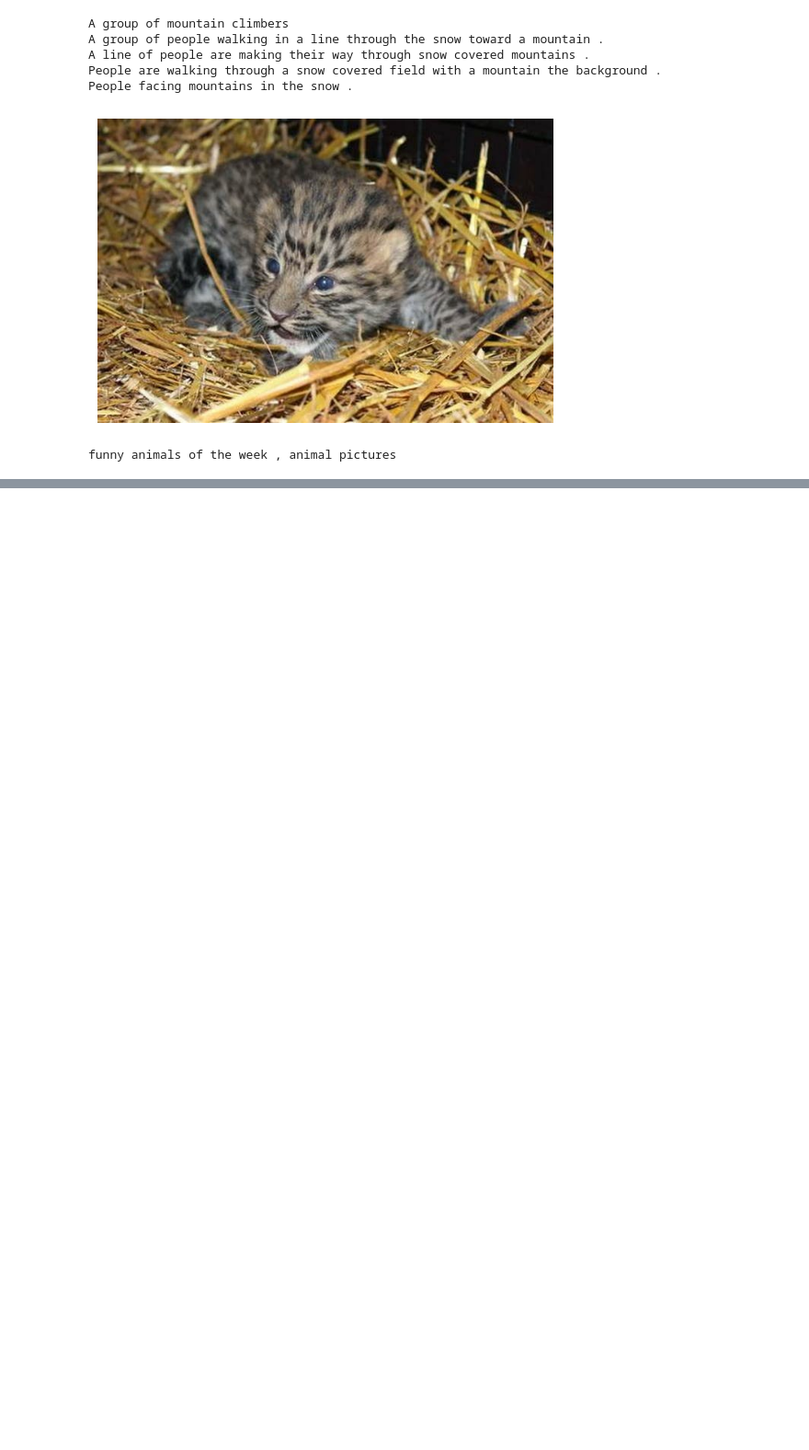
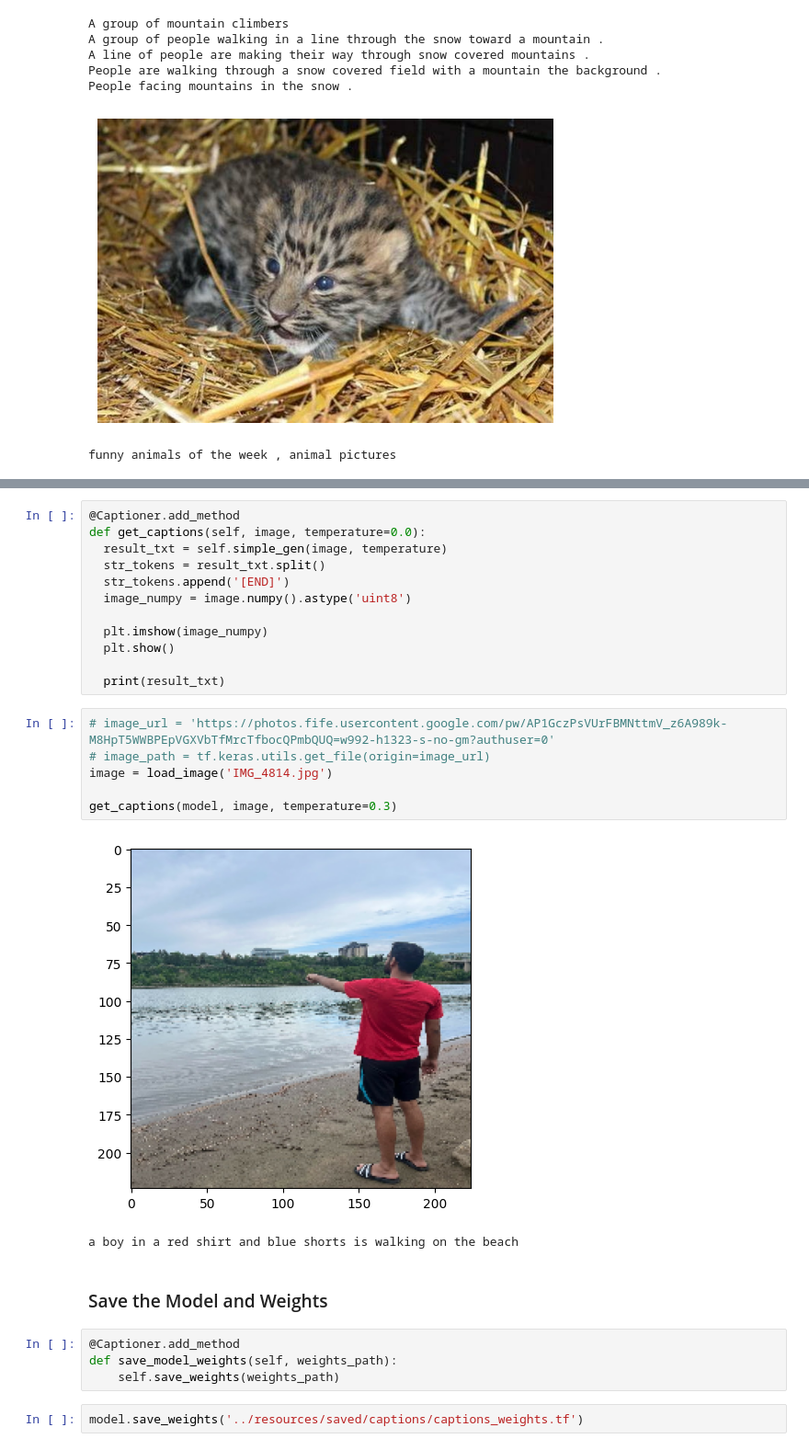
Before and after one commit to ryuukkk/seehorse, a Jupyter notebook: notebooks/training_captions.ipynb, the cells around one changed output, grey strips where cells are left out. Shown at 92% size. Cells and saved outputs as stored; diff of their text form; blank space fills up the shorter version.

```diff
--- a/notebooks/training.ipynb
+++ b/notebooks/training_captions.ipynb
@@ -141,0 +763,29 @@ funny animals of the week , animal pictures
+# %%
+@Captioner.add_method
+def get_captions(self, image, temperature=0.0):
+  result_txt = self.simple_gen(image, temperature)
+  str_tokens = result_txt.split()
+  str_tokens.append('[END]')
+  image_numpy = image.numpy().astype('uint8')
+
+  plt.imshow(image_numpy)
+  plt.show()
+
+  print(result_txt)
+# %%
+# image_url = 'https://photos.fife.usercontent.google.com/pw/AP1GczPsVUrFBMNttmV_z6A989k-M8HpT5WWBPEpVGXVbTfMrcTfbocQPmbQUQ=w992-h1323-s-no-gm?authuser=0'
+# image_path = tf.keras.utils.get_file(origin=image_url)
+image = load_image('IMG_4814.jpg')
+
+get_captions(model, image, temperature=0.3)
+# %% [output]
+[figure, added]
+a boy in a red shirt and blue shorts is walking on the beach
+# %% [markdown]
+### Save the Model and Weights
+# %%
+@Captioner.add_method
+def save_model_weights(self, weights_path):
+    self.save_weights(weights_path)
+# %%
+model.save_weights('../resources/saved/captions/captions_weights.tf')
```
Also changed, not shown: parts of 57 cells of this notebook, 6 other files.
